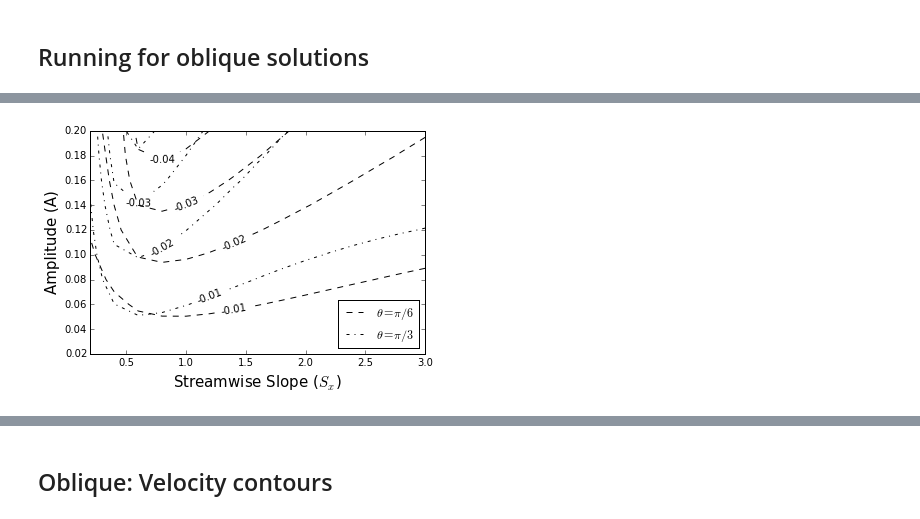
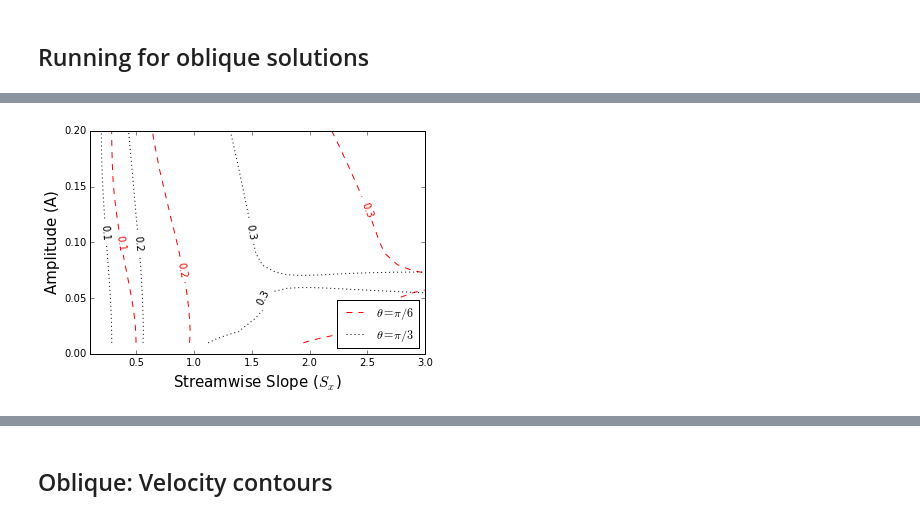
Before and after one commit to saba-vadarevu/Grooved-Channel-Flow, a Jupyter notebook: laminar.ipynb, the cells around one changed output, grey strips where cells are left out. Cells and saved outputs as stored; diff of their text form; code cells hidden in the pictures.

```diff
--- a/laminar.ipynb
+++ b/laminar.ipynb
@@ -1492,7 +1480,7 @@ flowDict.update({'eps':0.01,'beta':1.,'Re':10.,'isPois':1,'L':8,'M':8,'N':50})
 vf = dict2ff(flowDict)
 pf = vf.getScalar().zero()
 
-epsArr = np.arange(0.01,0.1001,0.01)
+epsArr = -0.005+np.arange(0.01,0.1001,0.01)
 gxArr = np.arange(0.1,1.501,0.1)
 ReArr = np.array([100.])
 for k1 in range(epsArr.size):
@@ -1646,9 +1569,10 @@ for k1 in range(vCoreT30.shape[0]):
 
         vCoreT30[k1,k2] = vCL_RMS(vf)
 
-        stressDict = shearStress(vf)
+        stressDict = shearStress(vf, seprn=True)
         yBubArrT30[k1,k2] = stressDict['yBub']
 
         pDx,pDz = presDrag(pf)
         pDragT30[k1,k2] = pDx
         pDragZT30[k1,k2] = pDz
+yBubArrT30[np.isnan(yBubArrT30)] = -0.00001
@@ -1721,22 +1638 @@ vfListT60 = [vfT60]+vfTempListT60[:-1]
-# %%
-# Bulk velocity along x and along z
-# One figure for T=0,30,60 for U_b, another for T=30,60 for W_b
-uBulkArrT30 = np.zeros((10,15))
-uBulkArrT60 = np.zeros((10,15))
-gxArrT30 = uBulkArrT30.copy(); epsArrT30 = gxArrT30.copy()
-wBulkArrT30 = uBulkArrT30.copy()
-wBulkArrT60 = uBulkArrT60.copy()
-gxArrT60 = uBulkArrT60.copy(); epsArrT60 = gxArrT60.copy()
-k = 0
-for k1 in range(uBulkArrT30.shape[0]):
-    for k2 in range(uBulkArrT30.shape[1]):
-        uBulkArrT30[k1,k2] = vfListT30[k].flux()
-        uBulkArrT60[k1,k2] = vfListT60[k].flux()
-        wBulkArrT30[k1,k2] = vfListT30[k].flux(nd=2)
-        wBulkArrT60[k1,k2] = vfListT60[k].flux(nd=2)
-        gxArrT30[k1,k2] = vfListT30[k].flowDict['eps']*vfListT30[k].flowDict['alpha']
-        gxArrT60[k1,k2] = vfListT60[k].flowDict['eps']*vfListT60[k].flowDict['alpha']
-        epsArrT30[k1,k2] = vfListT30[k].flowDict['eps']
-        epsArrT60[k1,k2] = vfListT60[k].flowDict['eps']
-        k+=1
 # %%
@@ -1762,19 +1710,18 @@ plt.show()
 # %%
-# W_b for T=0,30,60
-fName = "wBulkOblique.eps"
-WbulkLevels=-np.arange(0.01,0.06,0.01)
+fName = 'pDragZOblique.eps'
+pDragLevels = np.arange(0.1,0.3001,0.1)
+CtrT30=None; CtrT60=None
 plt.figure()
-CtrT30 = plt.contour(2.*gxArrT30, 2.*epsArrT30, wBulkArrT30,levels=WbulkLevels,colors ='k',linestyles='dashed')
-#CtrT30 = plt.contour(2.*gxArrT30, 2.*epsArrT30, wBulkArrT30,colors ='k',linestyles='dashed')
-plt.clabel(CtrT30,fmt='%0.2f',fontsize='x-large')
-CtrT60 = plt.contour(2.*gxArrT60, 2.*epsArrT60, wBulkArrT60,levels=WbulkLevels,colors='k',linestyles='dashdot')
-#CtrT60 = plt.contour(2.*gxArrT60, 2.*epsArrT60, wBulkArrT60,colors='k',linestyles='dashdot')
-plt.clabel(CtrT60,fmt='%0.2f',fontsize='x-large')
+CtrT30 = plt.contour(2.*gxArrT30, 2.*epsArrT30, pDragZT30,levels=pDragLevels,colors ='r',linestyles='dashed')
+plt.clabel(CtrT30,fmt='%0.2g',fontsize='x-large')
+CtrT60 = plt.contour(2.*gxArrT60, 2.*epsArrT60, pDragZT60,levels=pDragLevels,colors='k',linestyles='dotted')
+plt.clabel(CtrT60,fmt='%0.2g',fontsize='x-large')
 
+plt.ylim([0.,0.2])
 plt.legend([CtrT30.collections[0],CtrT60.collections[0]],["$\\theta=\\pi/6$", "$\\theta=\\pi/3$"],loc='lower right')
 plt.savefig(figureFolder+'noLabels/'+fName,dpi=1200,format="eps")
 plt.xlabel("Streamwise Slope ($S_x$)",fontsize=15); plt.ylabel("Amplitude (A)",fontsize=15)
 plt.savefig(figureFolder+fName,dpi=1200,format="eps")
 plt.show()
 # %% [output]
-[figure, old version]
+[figure, new version]
```
Also changed, not shown: parts of 39 cells of this notebook, 6 other files.
